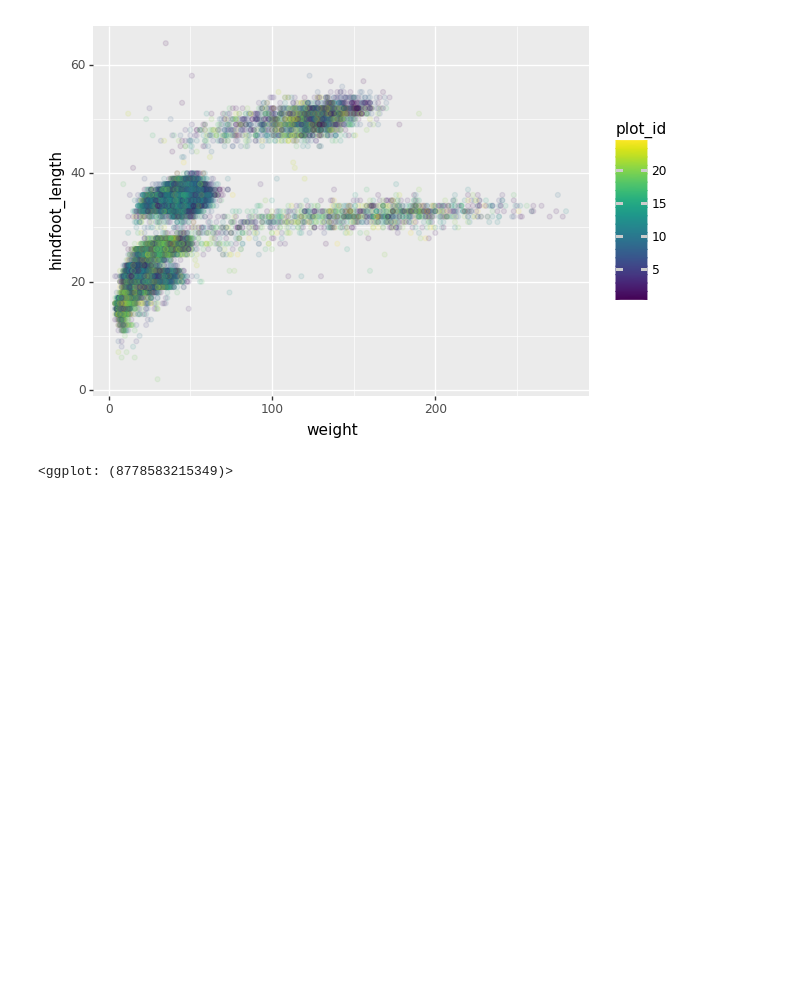
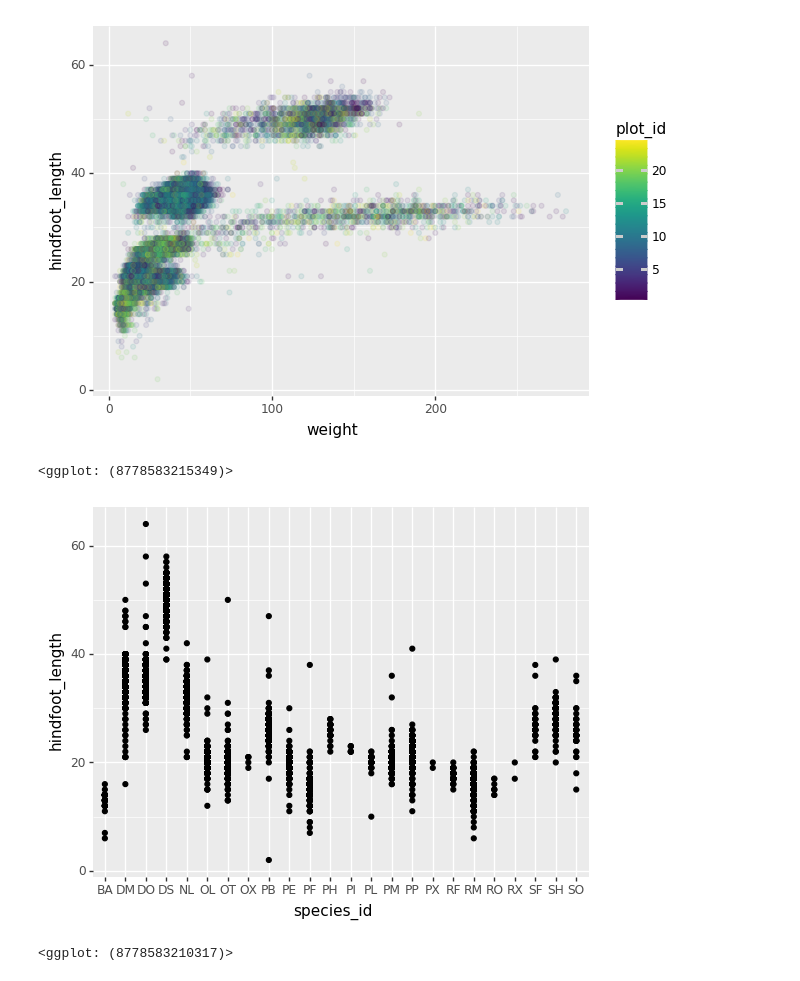
Before and after one commit to maglet/2020-fall-python-plotting, a Jupyter notebook: python-plotting.ipynb, the cells around one changed output. Cells and saved outputs as stored; diff of their text form; code cells hidden in the pictures; blank space fills up the shorter version.

```diff
--- a/python-plotting.ipynb
+++ b/python-plotting.ipynb
@@ -84,3 +84,11 @@ p9.geom_point(alpha = 0.1))
 # %% [output]
 [figure]
 <ggplot: (8778583215349)>
+# %%
+(p9.ggplot(surveys_complete,
+            p9.aes(x = 'species_id',
+                   y = 'hindfoot_length')) +
+ p9.geom_point())
+# %% [output]
+[figure, added]
+<ggplot: (8778583210317)>
```
Also changed, not shown: parts of 30 cells of this notebook, 16 other files.
